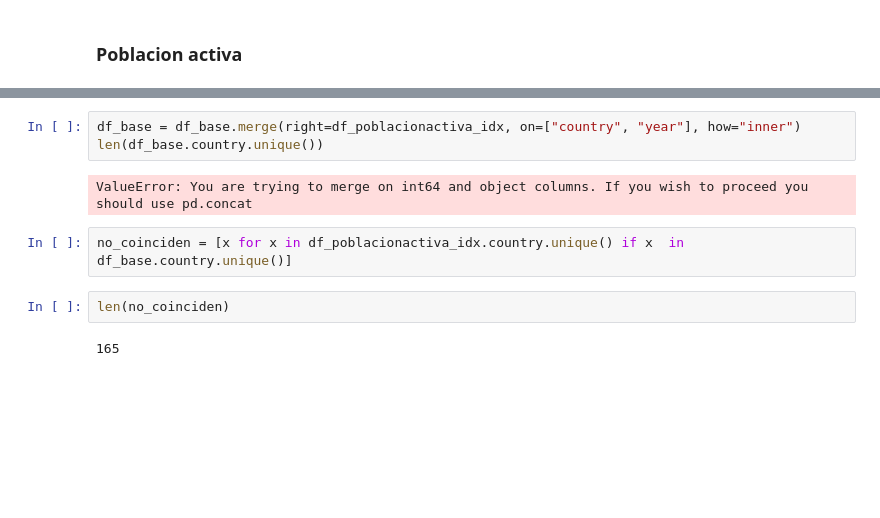
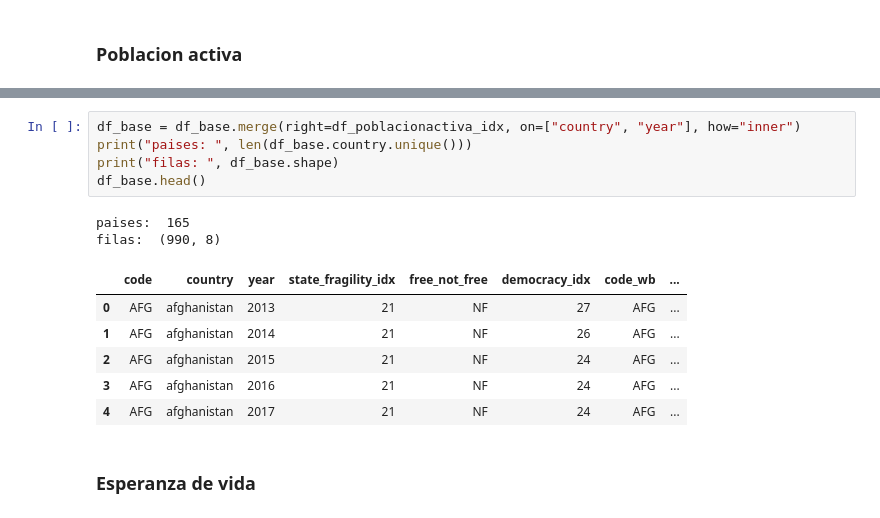
Before and after one commit to Morante-tech/PoliticAI, a Jupyter notebook: privado-articulos/notebooks/5_gm_instituciones.ipynb, the cells around one changed output, grey strips where cells are left out. Saved outputs shown, nothing was run; the diff lists cells and outputs as text; blank space fills up the shorter version.

```diff
--- a/privado-articulos/notebooks/5_gm_instituciones.ipynb
+++ b/privado-articulos/notebooks/5_gm_instituciones.ipynb
@@ -133,11 +143,16 @@ df_poblacionactiva_idx.head()
 # %%
 df_base = df_base.merge(right=df_poblacionactiva_idx, on=["country", "year"], how="inner")
-len(df_base.country.unique())
+print("paises: ", len(df_base.country.unique()))
+print("filas: ", df_base.shape)
+df_base.head()
 # %% [output]
-ValueError: You are trying to merge on int64 and object columns. If you wish to proceed you should use pd.concat
+paises:  165
+filas:  (990, 8)
+|  | code | country | year | state_fragility_idx | free_not_free | democracy_idx | code_wb | ... |
+| 0 | AFG | afghanistan | 2013 | 21 | NF | 27 | AFG | ... |
+| 1 | AFG | afghanistan | 2014 | 21 | NF | 26 | AFG | ... |
+| 2 | AFG | afghanistan | 2015 | 21 | NF | 24 | AFG | ... |
+| 3 | AFG | afghanistan | 2016 | 21 | NF | 24 | AFG | ... |
+| 4 | AFG | afghanistan | 2017 | 21 | NF | 24 | AFG | ... |
-# %%
-no_coinciden = [x for x in df_poblacionactiva_idx.country.unique() if x  in df_base.country.unique()]
-# %%
-len(no_coinciden)
-# %% [output]
-165
+# %% [markdown]
+### Esperanza de vida
```
Also changed, not shown: parts of 19 cells of this notebook.
